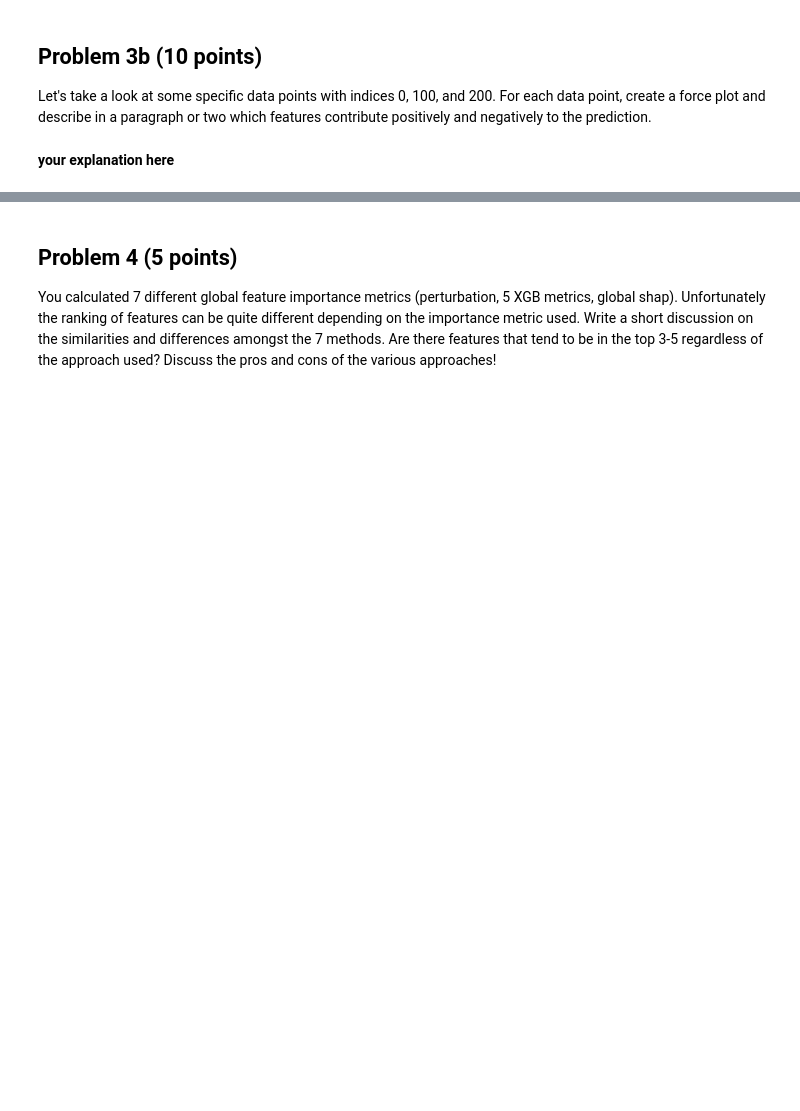
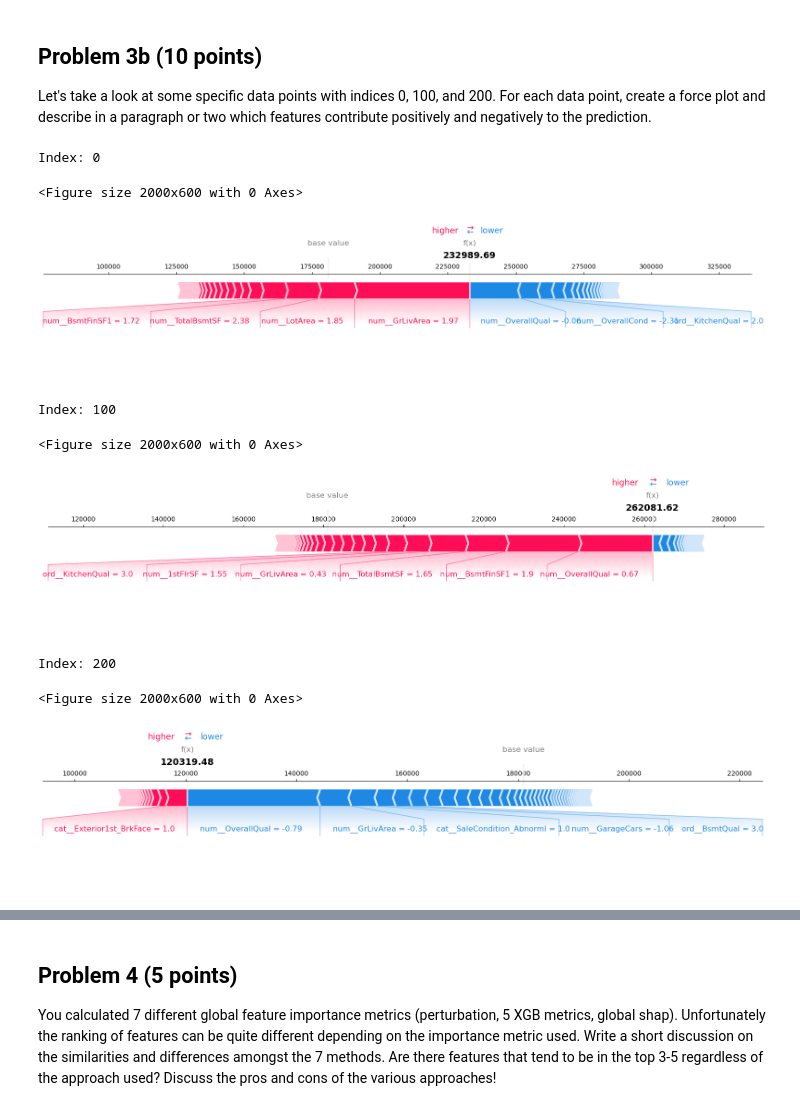
Before and after one commit to IsabellaTan/Brown-DATA1030-HW10, a Jupyter notebook: PS10.ipynb, the cells around one changed output, grey strips where cells are left out. Saved outputs shown, nothing was run; the diff lists cells and outputs as text; code cells hidden in the pictures; blank space fills up the shorter version.

```diff
--- a/PS10.ipynb
+++ b/PS10.ipynb
@@ -226,2 +345,31 @@ Let's take a look at some specific data points with indices 0, 100, and 200. For
-# %% [markdown]
-**your explanation here**
+# %%
+# your code here
+import shap
+
+# Force plot for a given index
+def plot_force(idx):
+    print('Index: ' + str(idx))
+    df_test_rounded = df_test.round(2)
+    plt.figure(figsize=(20, 6))
+    shap.force_plot(
+        explainer.expected_value,         # baseline prediction
+        shap_values[idx],                 # shap values for this sample
+        df_test_rounded.iloc[idx],                # raw feature values
+        feature_names=feature_names,
+        matplotlib=True                   # force matplotlib rendering (no JS)
+    )
+
+# Show force plots for index 0, 100, 200
+plot_force(0)
+plot_force(100)
+plot_force(200)
+# %% [output]
+Index: 0
+<Figure size 2000x600 with 0 Axes>
+[figure, added]
+Index: 100
+<Figure size 2000x600 with 0 Axes>
+[figure, added]
+Index: 200
+<Figure size 2000x600 with 0 Axes>
+[figure, added]
```
Also changed, not shown: parts of 16 cells of this notebook, 1 other file.
